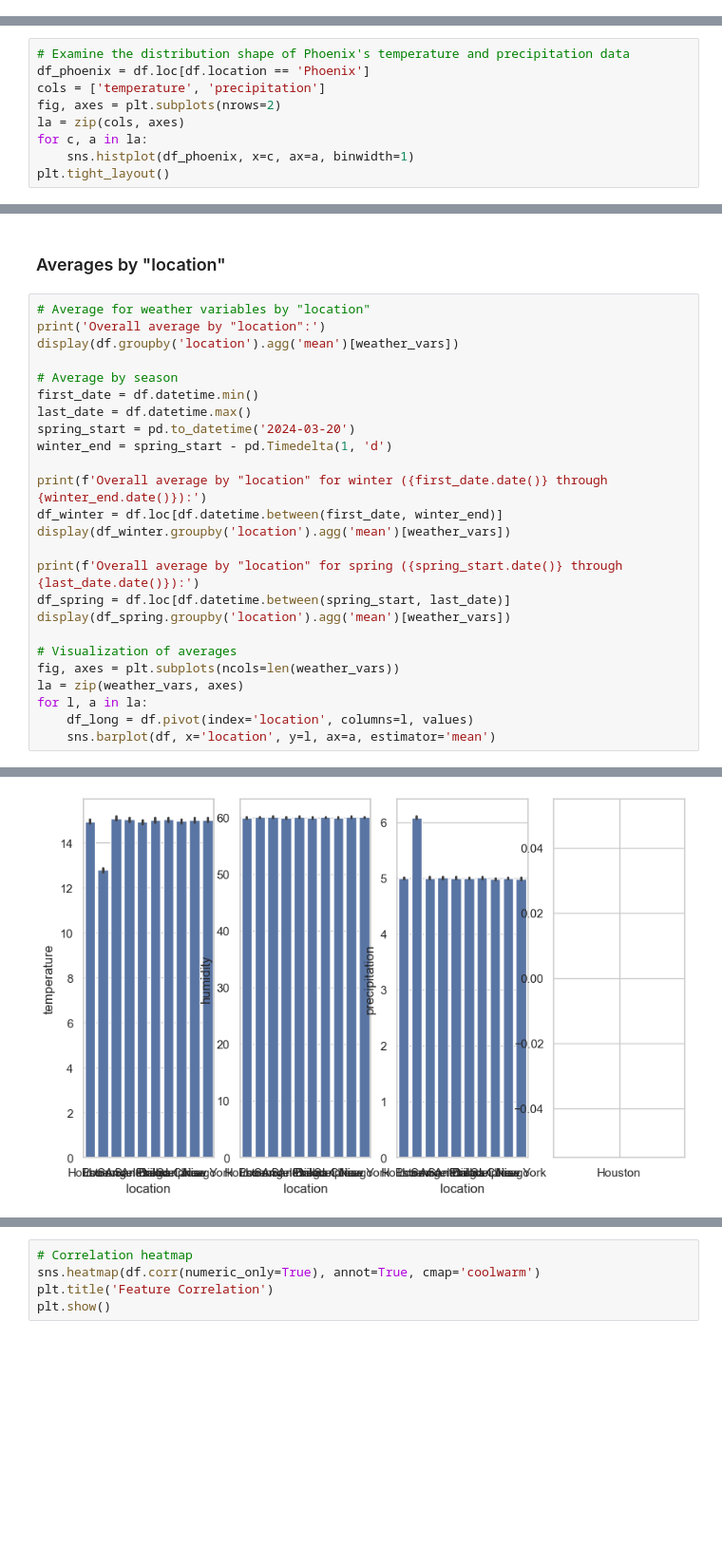
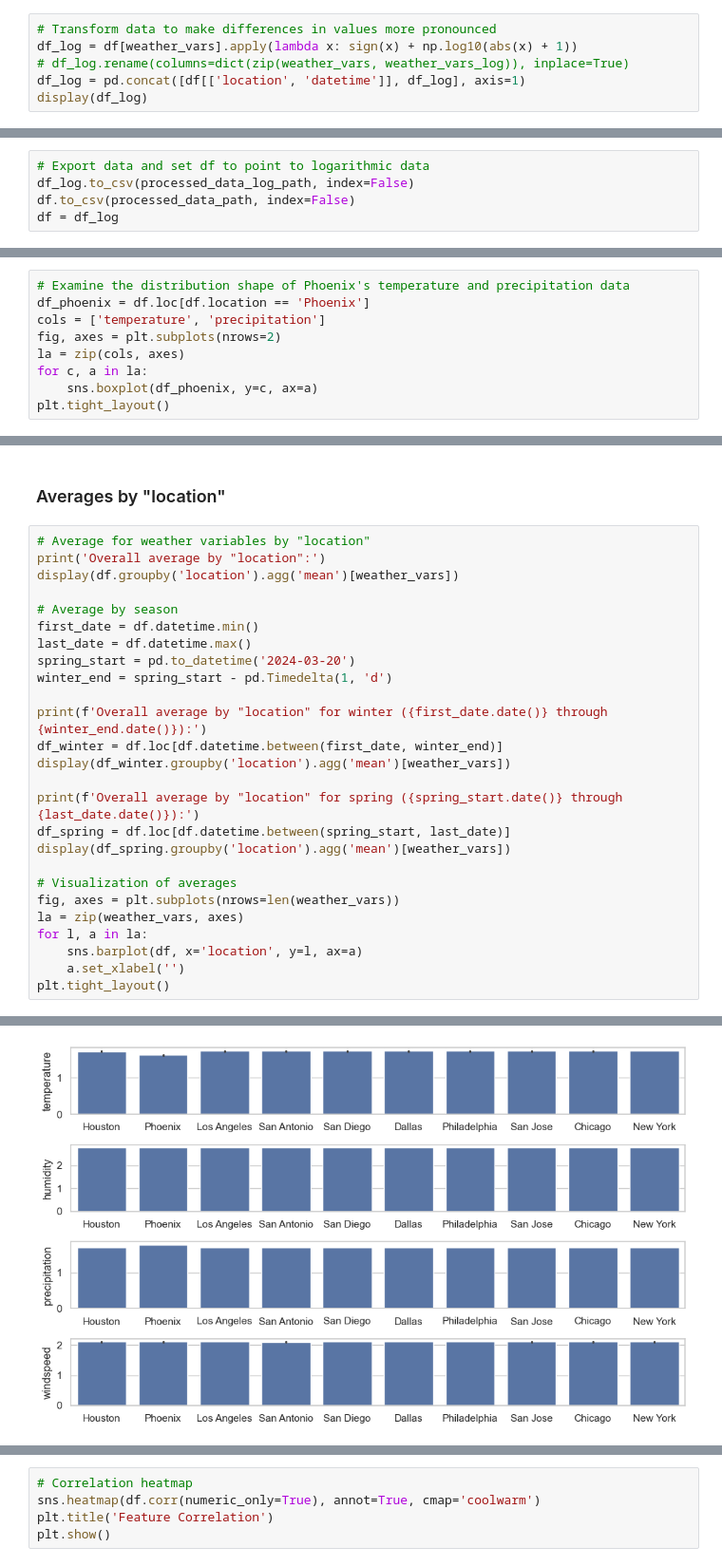
Before and after one commit to kozmik-moore/simple-weather-analysis, a Jupyter notebook: code/notebook.ipynb, the cells around one changed output, grey strips where cells are left out. Shown: that part at 95% size. Cells and saved outputs as stored; diff of their text form; blank space fills up the shorter version.

Commit message:
Processed weather values using a log-modulus transformation.

```diff
--- a/code/notebook.ipynb
+++ b/code/notebook.ipynb
@@ -200,0 +186,6 @@ df.to_csv(processed_data_path, index=False)
+# %%
+# Transform data to make differences in values more pronounced
+df_log = df[weather_vars].apply(lambda x: sign(x) + np.log10(abs(x) + 1))
+# df_log.rename(columns=dict(zip(weather_vars, weather_vars_log)), inplace=True)
+df_log = pd.concat([df[['location', 'datetime']], df_log], axis=1)
+display(df_log)
@@ -201,3 +206,8 @@ df.to_csv(processed_data_path, index=False)
+# %%
+# Export data and set df to point to logarithmic data
+df_log.to_csv(processed_data_log_path, index=False)
+df.to_csv(processed_data_path, index=False)
+df = df_log
 # %% [markdown]
 ### Summary
 
@@ -234,6 +244,6 @@ cols = ['temperature', 'precipitation']
 fig, axes = plt.subplots(nrows=2)
 la = zip(cols, axes)
 for c, a in la:
-    sns.histplot(df_phoenix, x=c, ax=a, binwidth=1)
+    sns.boxplot(df_phoenix, y=c, ax=a)
 plt.tight_layout()
 # %% [output]
@@ -276,11 +286,12 @@ df_spring = df.loc[df.datetime.between(spring_start, last_date)]
 display(df_spring.groupby('location').agg('mean')[weather_vars])
 
 # Visualization of averages
-fig, axes = plt.subplots(ncols=len(weather_vars))
+fig, axes = plt.subplots(nrows=len(weather_vars))
 la = zip(weather_vars, axes)
 for l, a in la:
-    df_long = df.pivot(index='location', columns=l, values)
-    sns.barplot(df, x='location', y=l, ax=a, estimator='mean')
+    sns.barplot(df, x='location', y=l, ax=a)
+    a.set_xlabel('')
+plt.tight_layout()
 # %% [output]
 Overall average by "location":
 |  | temperature | humidity | precipitation | windspeed |
@@ -325,4 +335,4 @@ KeyboardInterrupt:
-[figure, old version]
+[figure, new version]
 # %%
 # Maxes and mins for weather variables
 print('Maximums:')
```
Also changed, not shown: parts of 9 cells of this notebook, 2 other files.
